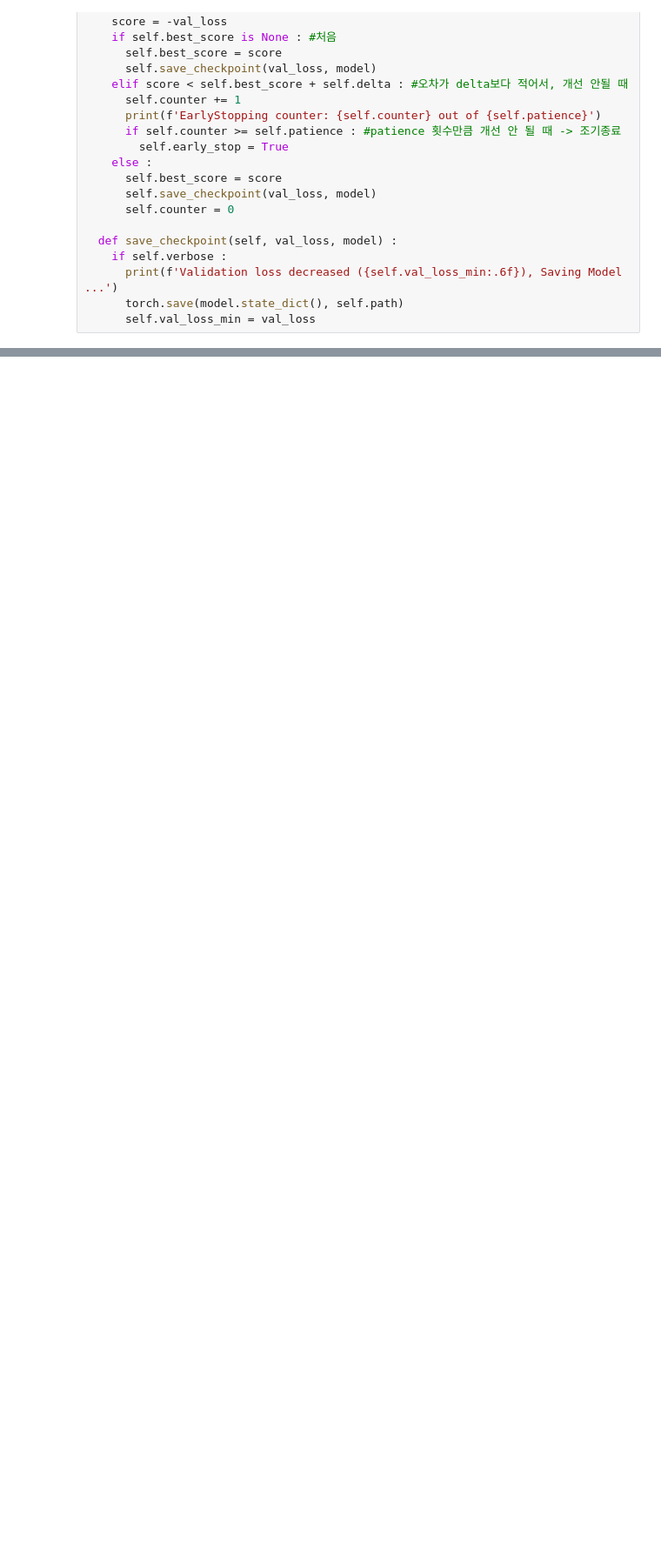
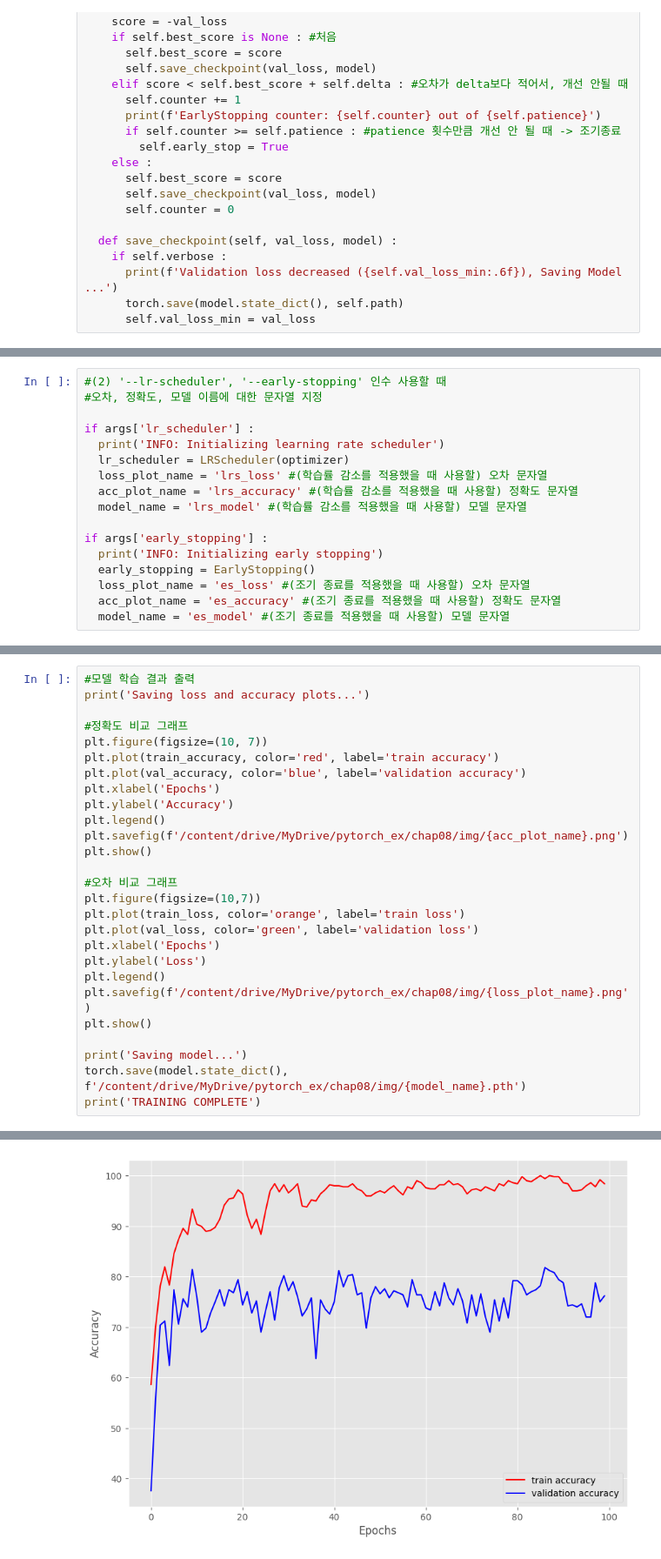
Before and after one commit to squiller1/Deeplearning_study, a Jupyter notebook: Pytorch/Pytorch_8.ipynb, the cells around one changed output, grey strips where cells are left out. Shown at 87% size. Saved outputs shown, nothing was run; the diff lists cells and outputs as text; blank space fills up the shorter version.

Commit message:
pytorch 8 fin

```diff
--- a/Pytorch/Pytorch_8.ipynb
+++ b/Pytorch/Pytorch_8.ipynb
@@ -442,0 +498,17 @@ class EarlyStopping() :
+# %%
+#(2) '--lr-scheduler', '--early-stopping' 인수 사용할 때
+#오차, 정확도, 모델 이름에 대한 문자열 지정
+
+if args['lr_scheduler'] :
+  print('INFO: Initializing learning rate scheduler')
+  lr_scheduler = LRScheduler(optimizer)
+  loss_plot_name = 'lrs_loss' #(학습률 감소를 적용했을 때 사용할) 오차 문자열
+  acc_plot_name = 'lrs_accuracy' #(학습률 감소를 적용했을 때 사용할) 정확도 문자열
+  model_name = 'lrs_model' #(학습률 감소를 적용했을 때 사용할) 모델 문자열
+
+if args['early_stopping'] :
+  print('INFO: Initializing early stopping')
+  early_stopping = EarlyStopping()
+  loss_plot_name = 'es_loss' #(조기 종료를 적용했을 때 사용할) 오차 문자열
+  acc_plot_name = 'es_accuracy' #(조기 종료를 적용했을 때 사용할) 정확도 문자열
+  model_name = 'es_model' #(조기 종료를 적용했을 때 사용할) 모델 문자열
@@ -442,0 +625,28 @@ class EarlyStopping() :
+# %%
+#모델 학습 결과 출력
+print('Saving loss and accuracy plots...')
+
+#정확도 비교 그래프
+plt.figure(figsize=(10, 7))
+plt.plot(train_accuracy, color='red', label='train accuracy')
+plt.plot(val_accuracy, color='blue', label='validation accuracy')
+plt.xlabel('Epochs')
+plt.ylabel('Accuracy')
+plt.legend()
+plt.savefig(f'/content/drive/MyDrive/pytorch_ex/chap08/img/{acc_plot_name}.png')
+plt.show()
+
+#오차 비교 그래프
+plt.figure(figsize=(10,7))
+plt.plot(train_loss, color='orange', label='train loss')
+plt.plot(val_loss, color='green', label='validation loss')
+plt.xlabel('Epochs')
+plt.ylabel('Loss')
+plt.legend()
+plt.savefig(f'/content/drive/MyDrive/pytorch_ex/chap08/img/{loss_plot_name}.png')
+plt.show()
+
+print('Saving model...')
+torch.save(model.state_dict(), f'/content/drive/MyDrive/pytorch_ex/chap08/img/{model_name}.pth')
+print('TRAINING COMPLETE')
+# %% [output]
@@ -442,0 +655 @@ class EarlyStopping() :
+[figure, added]
```
Also changed, not shown: parts of 9 cells of this notebook.
